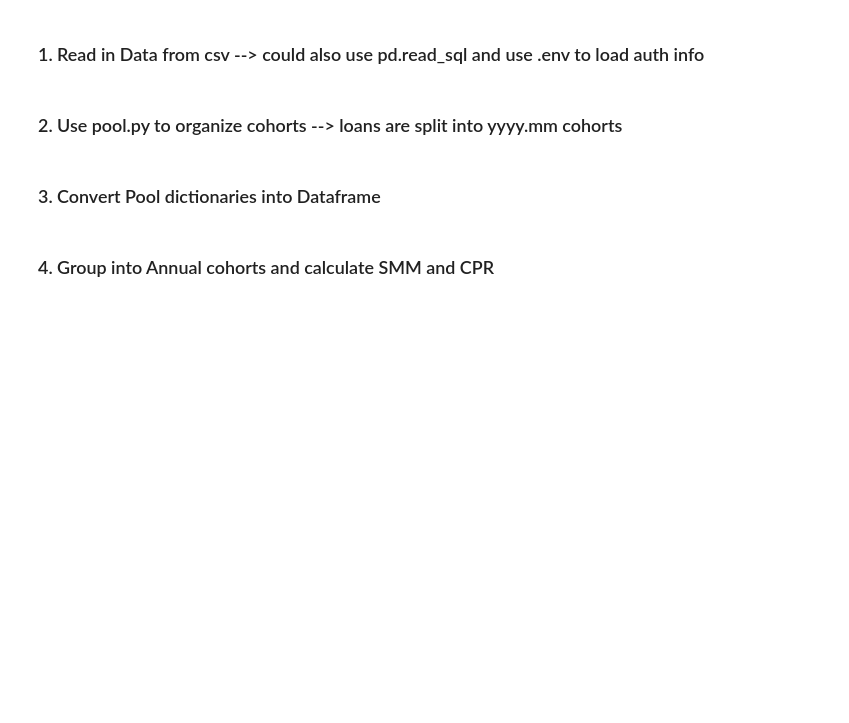
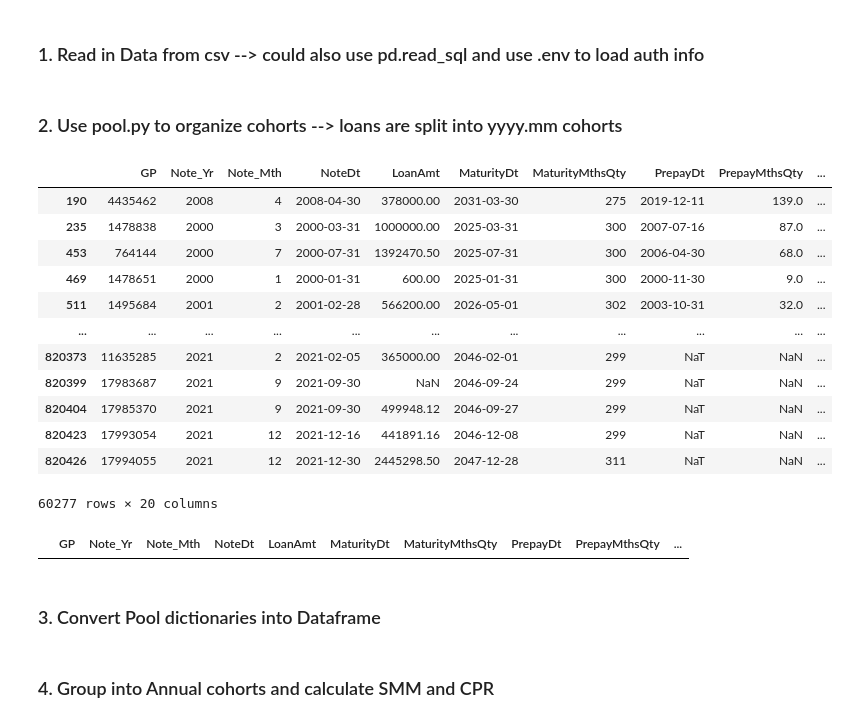
Before and after one commit to laramiedunlap/workstation_transfers, a Jupyter notebook: runthrough/example.ipynb, the cells around one changed output. Saved outputs shown, nothing was run; the diff lists cells and outputs as text; code cells hidden in the pictures; blank space fills up the shorter version.

```diff
--- a/runthrough/example.ipynb
+++ b/runthrough/example.ipynb
@@ -19,7 +19,7 @@ loan_data = pd.read_csv("raw_data/loans_v2.csv")
 # format date columns to datetime data types
 date_cols = [c for c in loan_data.columns if str(c)[-2:]=='Dt']
 for col in date_cols:
-    loan_data[col] = pd.to_datetime(loan_data[col])
+    loan_data[col] = pd.to_datetime(loan_data[col], format='mixed')
 
 # loan_data.to_sql(name='loan_tape_fv', con=engine, if_exists='replace', index=False)
 # %%
@@ -62,3 +45,25 @@ data_slice = data_slice[data_slice['Note_Yr']<=2021]
+# %%
+top_5_states = data_slice[['GP','state_abbreviation','LoanAmt']].groupby('state_abbreviation').sum()[['LoanAmt']].sort_values('LoanAmt',ascending=False).head(5).index.to_list()
+
+data_slice[data_slice['state_abbreviation'].isin(top_5_states)]
+# %% [output]
+|  | GP | Note_Yr | Note_Mth | NoteDt | LoanAmt | MaturityDt | MaturityMthsQty | PrepayDt | PrepayMthsQty | ... |
+| 190 | 4435462 | 2008 | 4 | 2008-04-30 | 378000.00 | 2031-03-30 | 275 | 2019-12-11 | 139.0 | ... |
+| 235 | 1478838 | 2000 | 3 | 2000-03-31 | 1000000.00 | 2025-03-31 | 300 | 2007-07-16 | 87.0 | ... |
+| 453 | 764144 | 2000 | 7 | 2000-07-31 | 1392470.50 | 2025-07-31 | 300 | 2006-04-30 | 68.0 | ... |
+| 469 | 1478651 | 2000 | 1 | 2000-01-31 | 600.00 | 2025-01-31 | 300 | 2000-11-30 | 9.0 | ... |
+| 511 | 1495684 | 2001 | 2 | 2001-02-28 | 566200.00 | 2026-05-01 | 302 | 2003-10-31 | 32.0 | ... |
+| ... | ... | ... | ... | ... | ... | ... | ... | ... | ... | ... |
+| 820373 | 11635285 | 2021 | 2 | 2021-02-05 | 365000.00 | 2046-02-01 | 299 | NaT | NaN | ... |
+| 820399 | 17983687 | 2021 | 9 | 2021-09-30 | NaN | 2046-09-24 | 299 | NaT | NaN | ... |
+| 820404 | 17985370 | 2021 | 9 | 2021-09-30 | 499948.12 | 2046-09-27 | 299 | NaT | NaN | ... |
+| 820423 | 17993054 | 2021 | 12 | 2021-12-16 | 441891.16 | 2046-12-08 | 299 | NaT | NaN | ... |
+| 820426 | 17994055 | 2021 | 12 | 2021-12-30 | 2445298.50 | 2047-12-28 | 311 | NaT | NaN | ... |
+60277 rows × 20 columns
+# %%
+data_slice[data_slice['NoteDt'].isna()]
+# %% [output]
+|  | GP | Note_Yr | Note_Mth | NoteDt | LoanAmt | MaturityDt | MaturityMthsQty | PrepayDt | PrepayMthsQty | ... |
 # %%
 from pooler import pool
 
```
Also changed, not shown: parts of 3 cells of this notebook, 9 other files.
